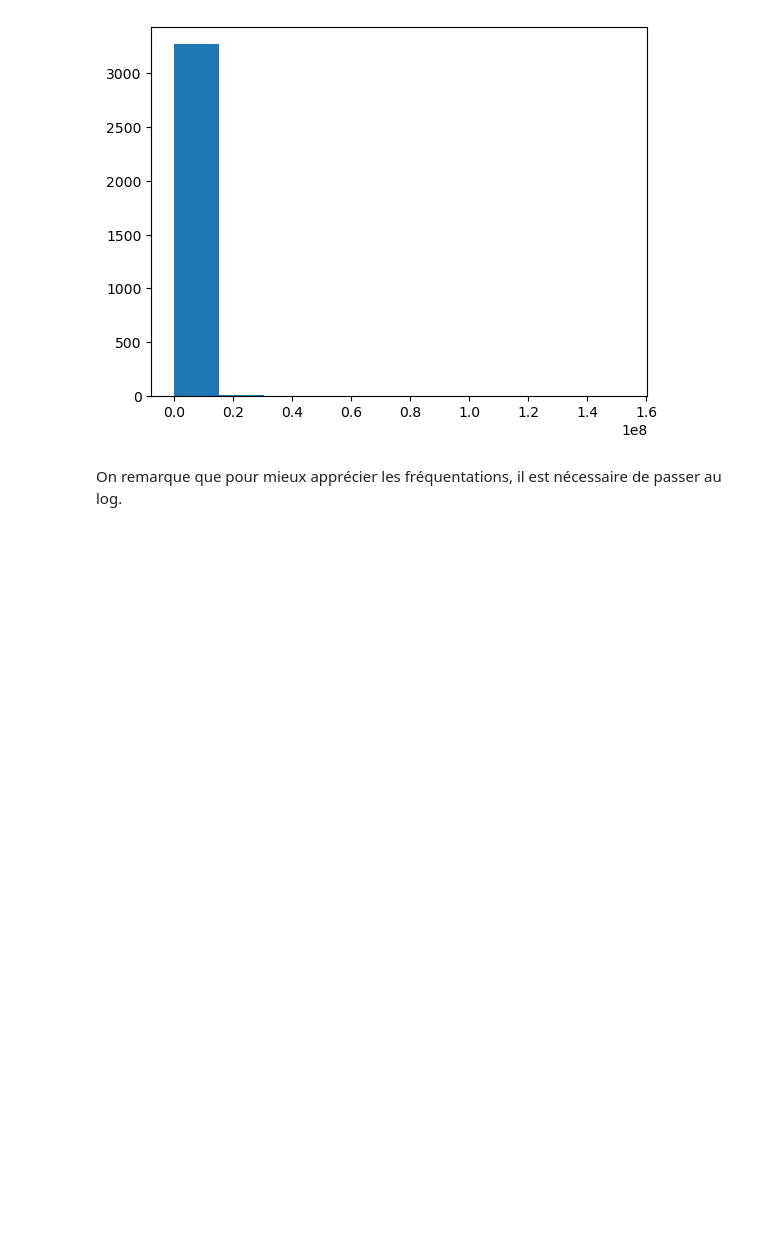
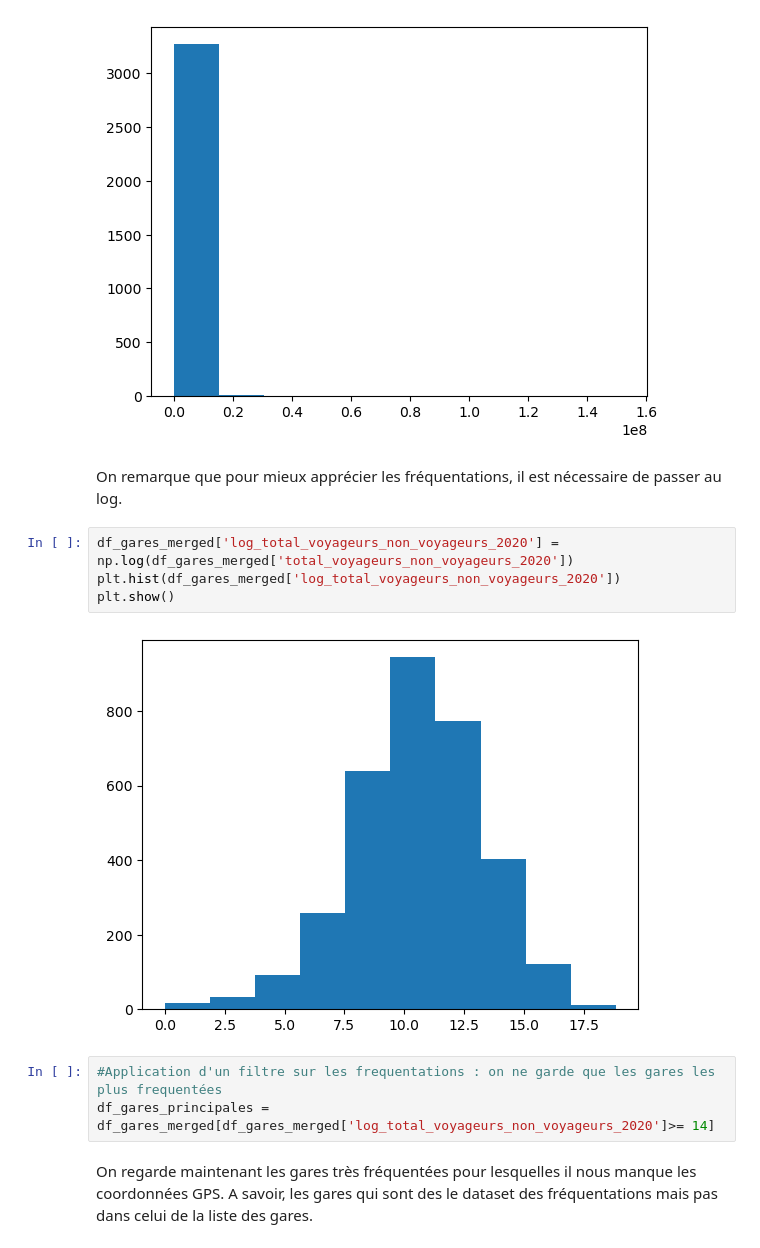
Before and after one commit to DiegoRenaud/Exercice, a Jupyter notebook: Notebook_final.ipynb, the cells around one changed output. Drawn from its saved outputs; the diff is of its cells as text; blank space fills up the shorter version.

```diff
--- a/Notebook_final.ipynb
+++ b/Notebook_final.ipynb
@@ -92,3 +92,14 @@ plt.show()
 [figure]
 # %% [markdown]
 On remarque que pour mieux apprécier les fréquentations, il est nécessaire de passer au log.
+# %%
+df_gares_merged['log_total_voyageurs_non_voyageurs_2020'] = np.log(df_gares_merged['total_voyageurs_non_voyageurs_2020'])
+plt.hist(df_gares_merged['log_total_voyageurs_non_voyageurs_2020'])
+plt.show()
+# %% [output]
+[figure, added]
+# %%
+#Application d'un filtre sur les frequentations : on ne garde que les gares les plus frequentées
+df_gares_principales = df_gares_merged[df_gares_merged['log_total_voyageurs_non_voyageurs_2020']>= 14]
+# %% [markdown]
+On regarde maintenant les gares très fréquentées pour lesquelles il nous manque les coordonnées GPS. A savoir, les gares qui sont des le dataset des fréquentations mais pas dans celui de la liste des gares.
```
Also changed, not shown: parts of 25 cells of this notebook, 1 other file.
